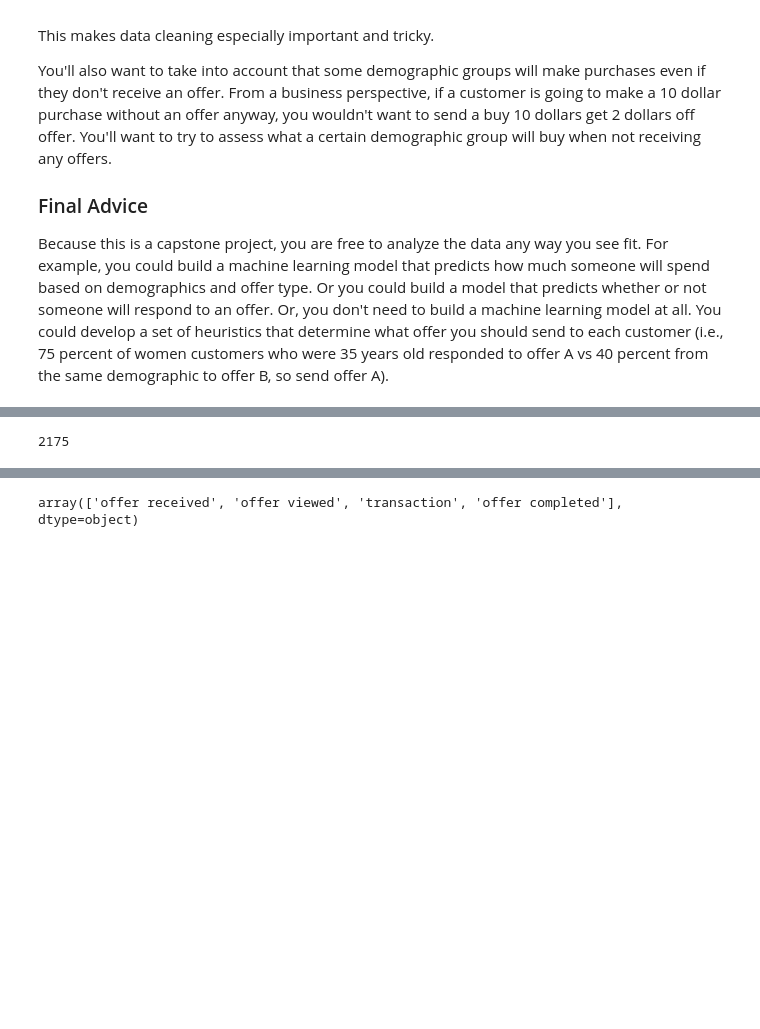
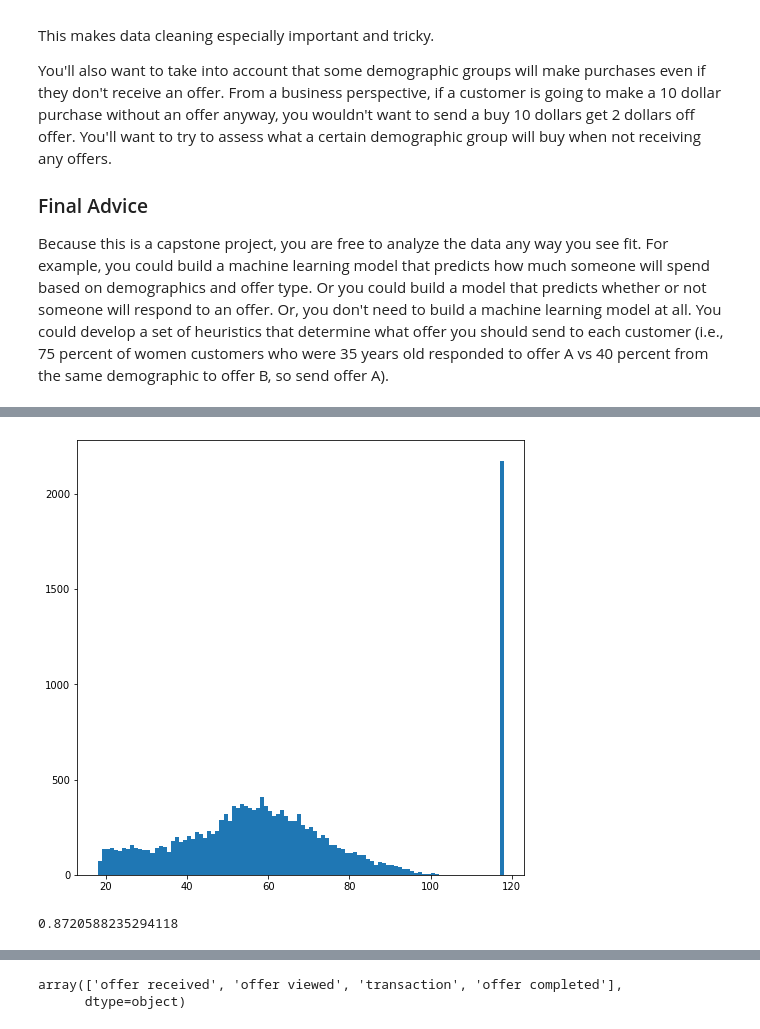
Before and after one commit to adrianhasse/capstone-starbucks, a Jupyter notebook: Starbucks_Capstone_notebook.ipynb, the cells around one changed output, grey strips where cells are left out. Drawn from its saved outputs; the diff is of its cells as text; code cells hidden in the pictures; blank space fills up the shorter version.

```diff
--- a/Starbucks_Capstone_notebook.ipynb
+++ b/Starbucks_Capstone_notebook.ipynb
@@ -145,6 +170,12 @@ profiles['became_member_on'] = profiles.became_member_on.apply(lambda x: pd.to_d
+# %%
+ax = profiles.age.hist(bins=100,figsize=[8,8],grid=False)
+fig = ax.get_figure()
+fig.savefig('age.png')
+# %% [output]
+[figure, added]
 # %%
 profiles['age'] = profiles.age.apply(lambda x: x if x is not 118 else np.nan)
-# %%
-profiles.age.isna().sum()
-# %% [output]
-2175
+# %%
+1 - profiles.income.isnull().sum()/17000
+# %% [output]
+0.8720588235294118
```
Also changed, not shown: parts of 41 cells of this notebook.
